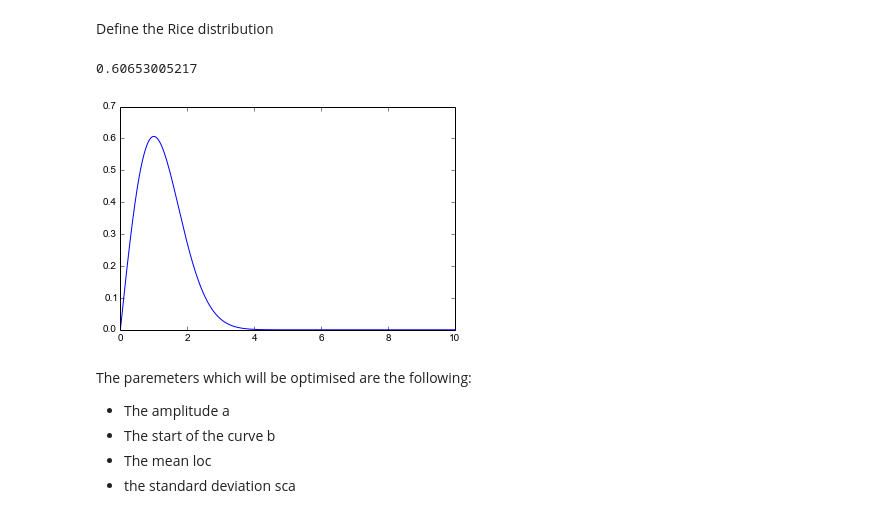
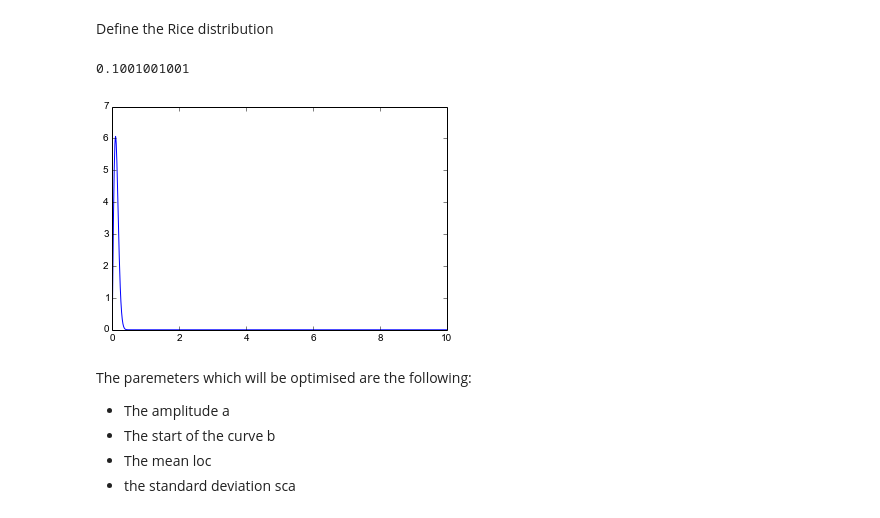
Before and after one commit to massich/embc2015-exp, a Jupyter notebook: src/experiment-t2w.ipynb, the cells around one changed output. Cells and saved outputs as stored; diff of their text form; code cells hidden in the pictures.

```diff
--- a/src/experiment-t2w.ipynb
+++ b/src/experiment-t2w.ipynb
@@ -153,19 +153,19 @@ def myRice(x, factor, v, std, shift):
 # %%
 x = np.linspace(0., 10., 1000)
 
 f = 1.
 v = 0.
-s = 1.
+s = .1
 shift = .0
 
-print np.max(myRice(x, f, v, s, shift))
+print x[np.argmax(myRice(x, f, v, s, shift))]
 
 fig = plt.figure()
 plt.plot(x, myRice(x, f, v, s, shift))
 plt.show()
 # %% [output]
-0.60653005217
+0.1001001001
-[figure, old version]
+[figure, new version]
 # %% [markdown]
 The paremeters which will be optimised are the following:
 
```
Also changed, not shown: parts of 2 cells of this notebook.
